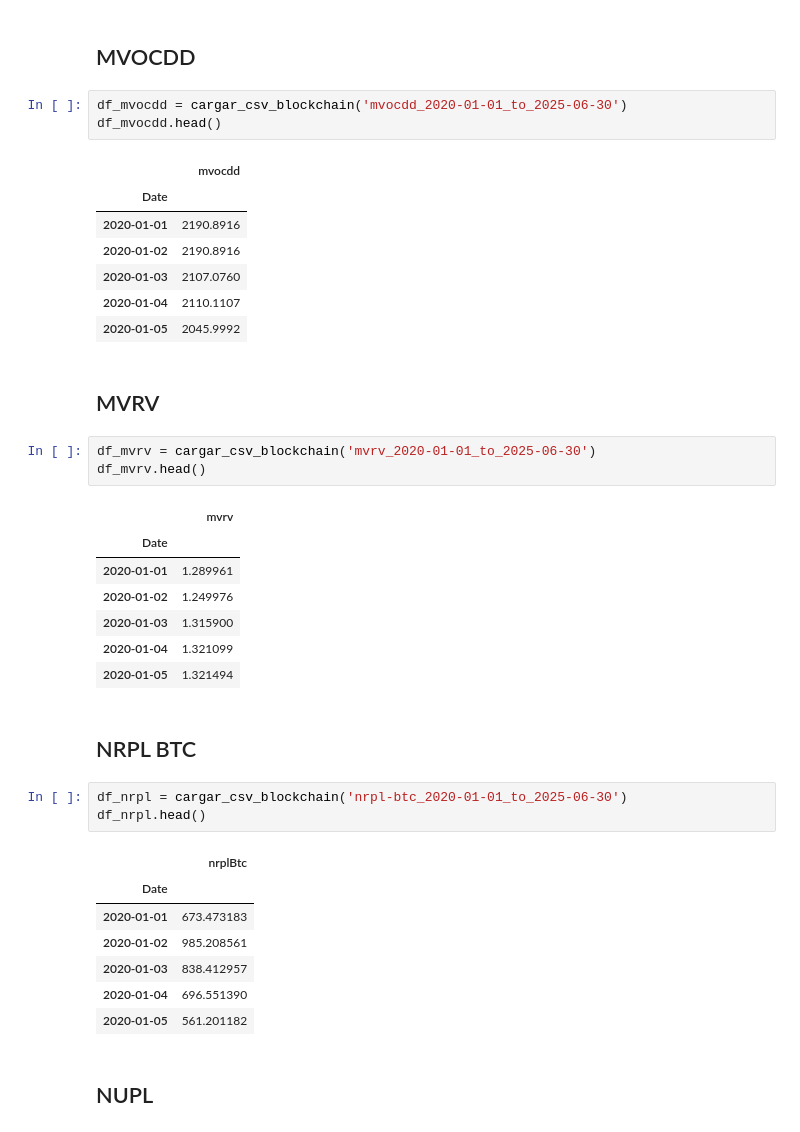
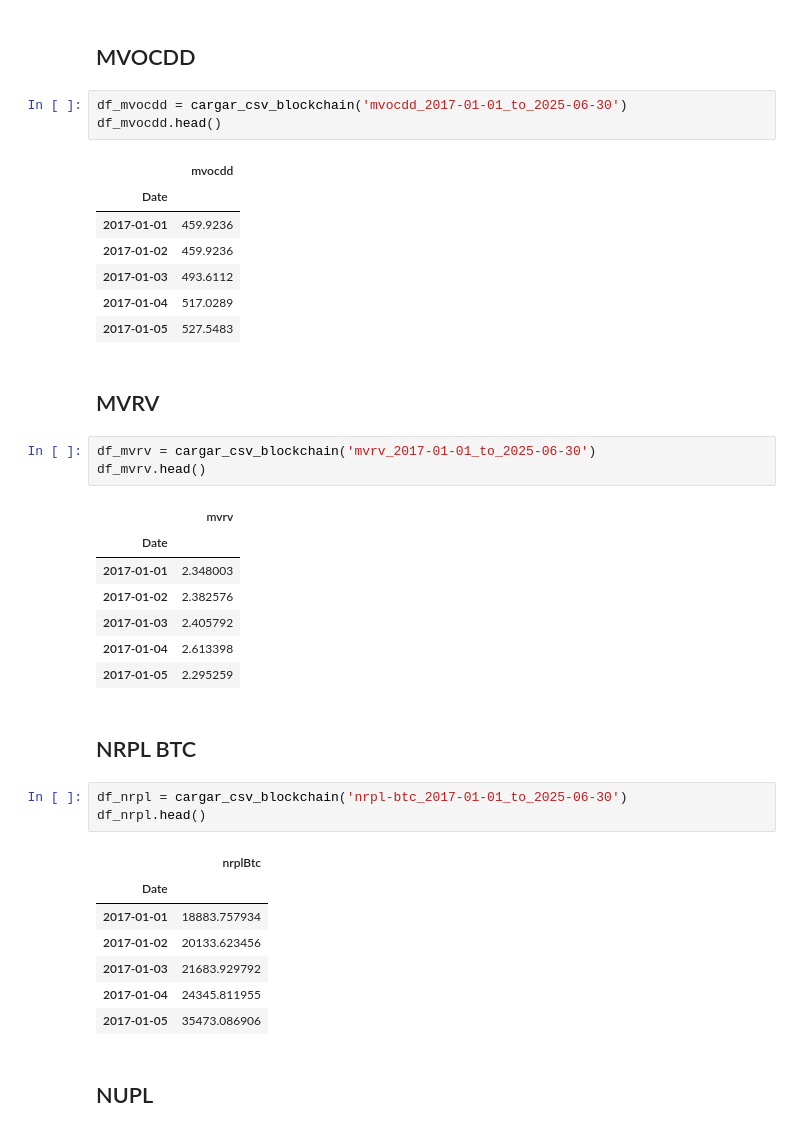
Before and after one commit to Iscorod/Modeling-RNN-LSTM-GRU-BTC-Price-Prediction-with-Blockchain-Data, a Jupyter notebook: Analisis BTC final rolling window.ipynb, the cells around one changed output. Cells and saved outputs as stored; diff of their text form.

```diff
--- a/Analisis BTC final rolling window.ipynb
+++ b/Analisis BTC final rolling window.ipynb
@@ -354,42 +302,42 @@ df_miner_res.head()
 # %% [markdown]
 ## MVOCDD
 # %%
-df_mvocdd = cargar_csv_blockchain('mvocdd_2020-01-01_to_2025-06-30')
+df_mvocdd = cargar_csv_blockchain('mvocdd_2017-01-01_to_2025-06-30')
 df_mvocdd.head()
 # %% [output]
 |  | mvocdd |
 | Date |  |
-| 2020-01-01 | 2190.8916 |
-| 2020-01-02 | 2190.8916 |
-| 2020-01-03 | 2107.0760 |
-| 2020-01-04 | 2110.1107 |
-| 2020-01-05 | 2045.9992 |
+| 2017-01-01 | 459.9236 |
+| 2017-01-02 | 459.9236 |
+| 2017-01-03 | 493.6112 |
+| 2017-01-04 | 517.0289 |
+| 2017-01-05 | 527.5483 |
 # %% [markdown]
 ## MVRV
 # %%
-df_mvrv = cargar_csv_blockchain('mvrv_2020-01-01_to_2025-06-30')
+df_mvrv = cargar_csv_blockchain('mvrv_2017-01-01_to_2025-06-30')
 df_mvrv.head()
 # %% [output]
 |  | mvrv |
 | Date |  |
-| 2020-01-01 | 1.289961 |
-| 2020-01-02 | 1.249976 |
-| 2020-01-03 | 1.315900 |
-| 2020-01-04 | 1.321099 |
-| 2020-01-05 | 1.321494 |
+| 2017-01-01 | 2.348003 |
+| 2017-01-02 | 2.382576 |
+| 2017-01-03 | 2.405792 |
+| 2017-01-04 | 2.613398 |
+| 2017-01-05 | 2.295259 |
 # %% [markdown]
 ## NRPL BTC
 # %%
-df_nrpl = cargar_csv_blockchain('nrpl-btc_2020-01-01_to_2025-06-30')
+df_nrpl = cargar_csv_blockchain('nrpl-btc_2017-01-01_to_2025-06-30')
 df_nrpl.head()
 # %% [output]
 |  | nrplBtc |
 | Date |  |
-| 2020-01-01 | 673.473183 |
-| 2020-01-02 | 985.208561 |
-| 2020-01-03 | 838.412957 |
-| 2020-01-04 | 696.551390 |
-| 2020-01-05 | 561.201182 |
+| 2017-01-01 | 18883.757934 |
+| 2017-01-02 | 20133.623456 |
+| 2017-01-03 | 21683.929792 |
+| 2017-01-04 | 24345.811955 |
+| 2017-01-05 | 35473.086906 |
 # %% [markdown]
 ## NUPL
 # %%
```
Also changed, not shown: parts of 56 cells of this notebook.
